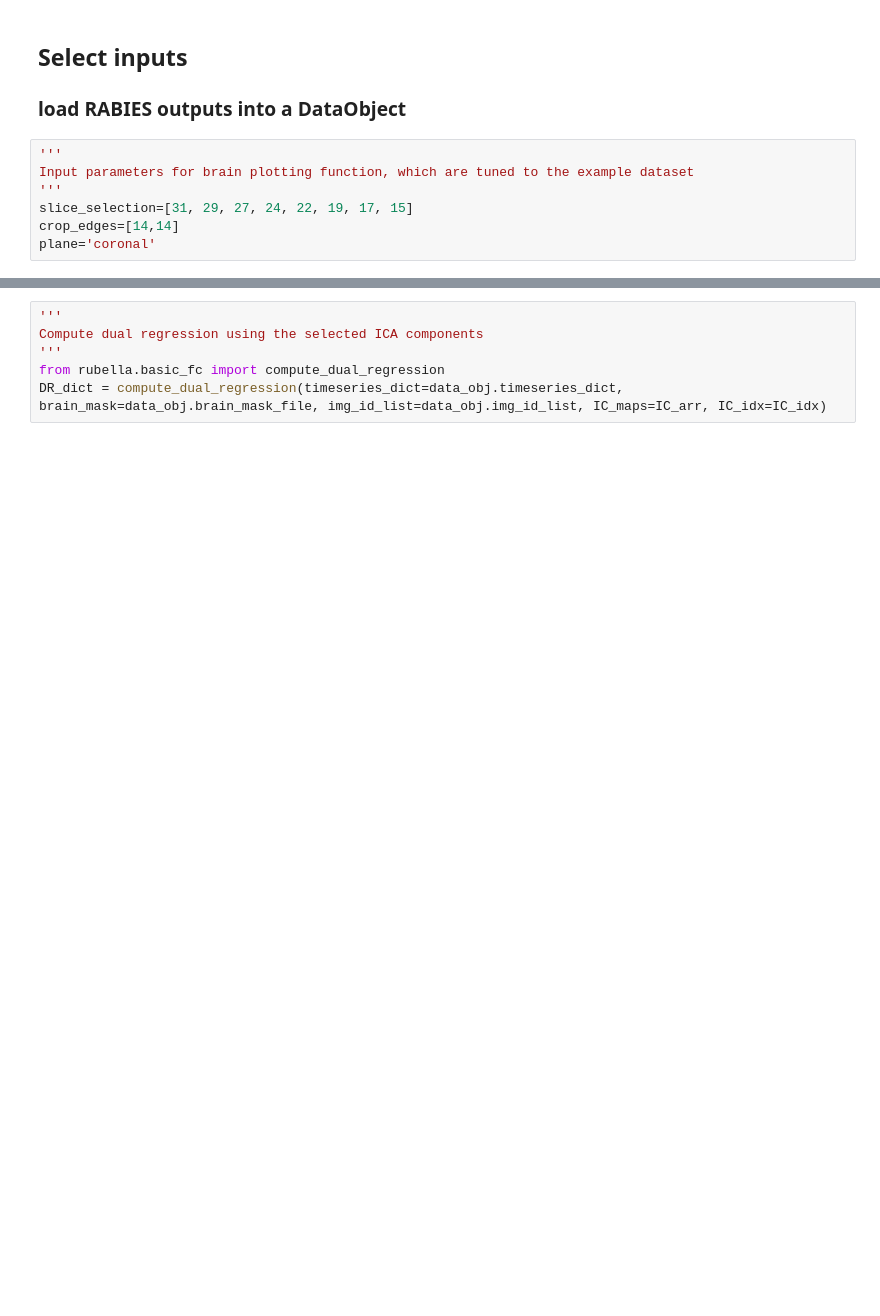
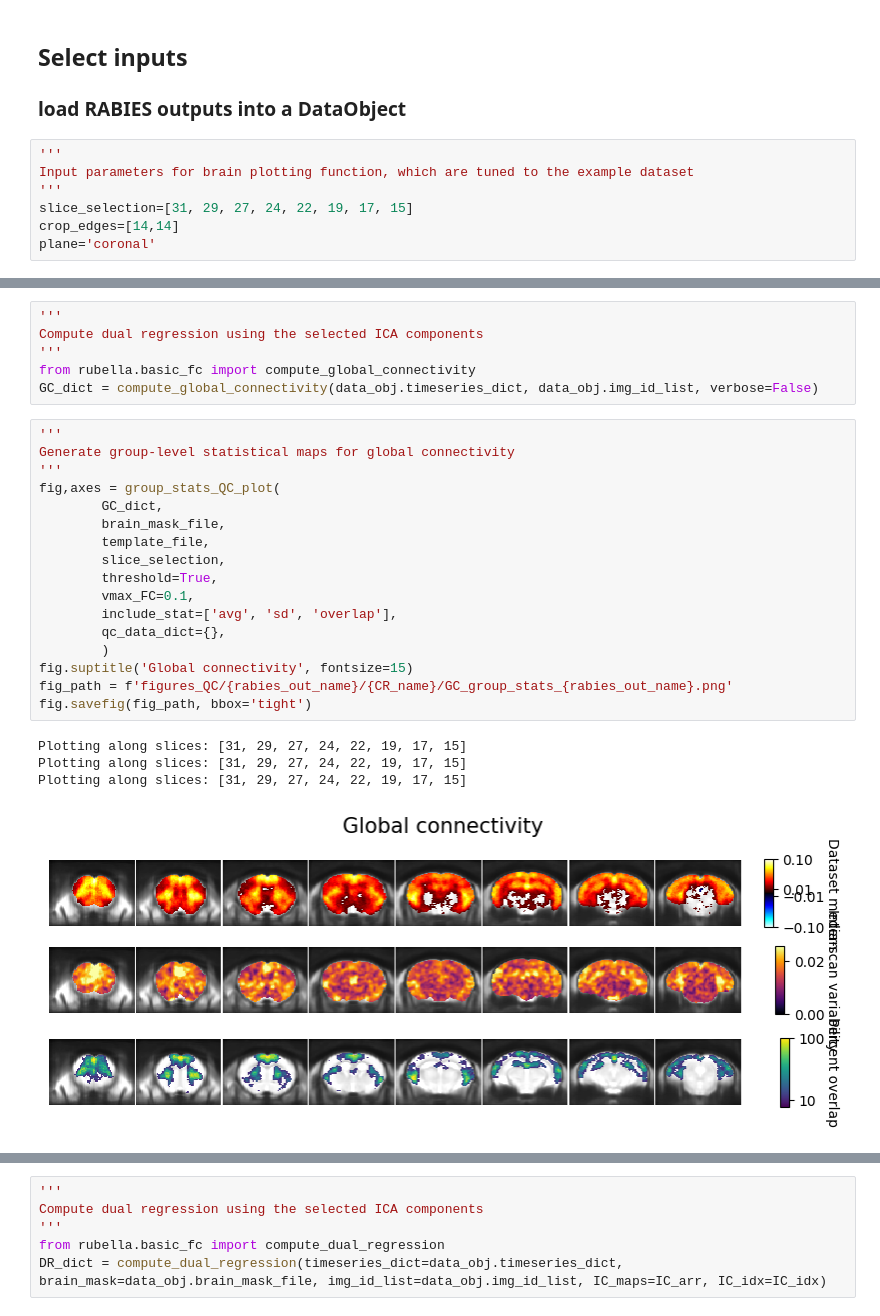
Before and after one commit to functional-neuroimaging/RUBELLA, a Jupyter notebook: docs/examples/rubella_QC_example.ipynb, the cells around one changed output, grey strips where cells are left out. Saved outputs shown, nothing was run; the diff lists cells and outputs as text; blank space fills up the shorter version.

```diff
--- a/docs/examples/rubella_QC_example.ipynb
+++ b/docs/examples/rubella_QC_example.ipynb
@@ -70,0 +273,28 @@ data_obj = DataObject(brain_mask_file, timeseries_file_list, img_id_list=None, f
+# %%
+'''
+Compute dual regression using the selected ICA components
+'''
+from rubella.basic_fc import compute_global_connectivity
+GC_dict = compute_global_connectivity(data_obj.timeseries_dict, data_obj.img_id_list, verbose=False)
+# %%
+'''
+Generate group-level statistical maps for global connectivity
+'''
+fig,axes = group_stats_QC_plot(
+        GC_dict,
+        brain_mask_file,
+        template_file,
+        slice_selection,
+        threshold=True,
+        vmax_FC=0.1,
+        include_stat=['avg', 'sd', 'overlap'],
+        qc_data_dict={},
+        )
+fig.suptitle('Global connectivity', fontsize=15)
+fig_path = f'figures_QC/{rabies_out_name}/{CR_name}/GC_group_stats_{rabies_out_name}.png'
+fig.savefig(fig_path, bbox='tight')
+# %% [output]
+Plotting along slices: [31, 29, 27, 24, 22, 19, 17, 15]
+Plotting along slices: [31, 29, 27, 24, 22, 19, 17, 15]
+Plotting along slices: [31, 29, 27, 24, 22, 19, 17, 15]
+[figure, added]
```
Also changed, not shown: parts of 33 cells of this notebook.
